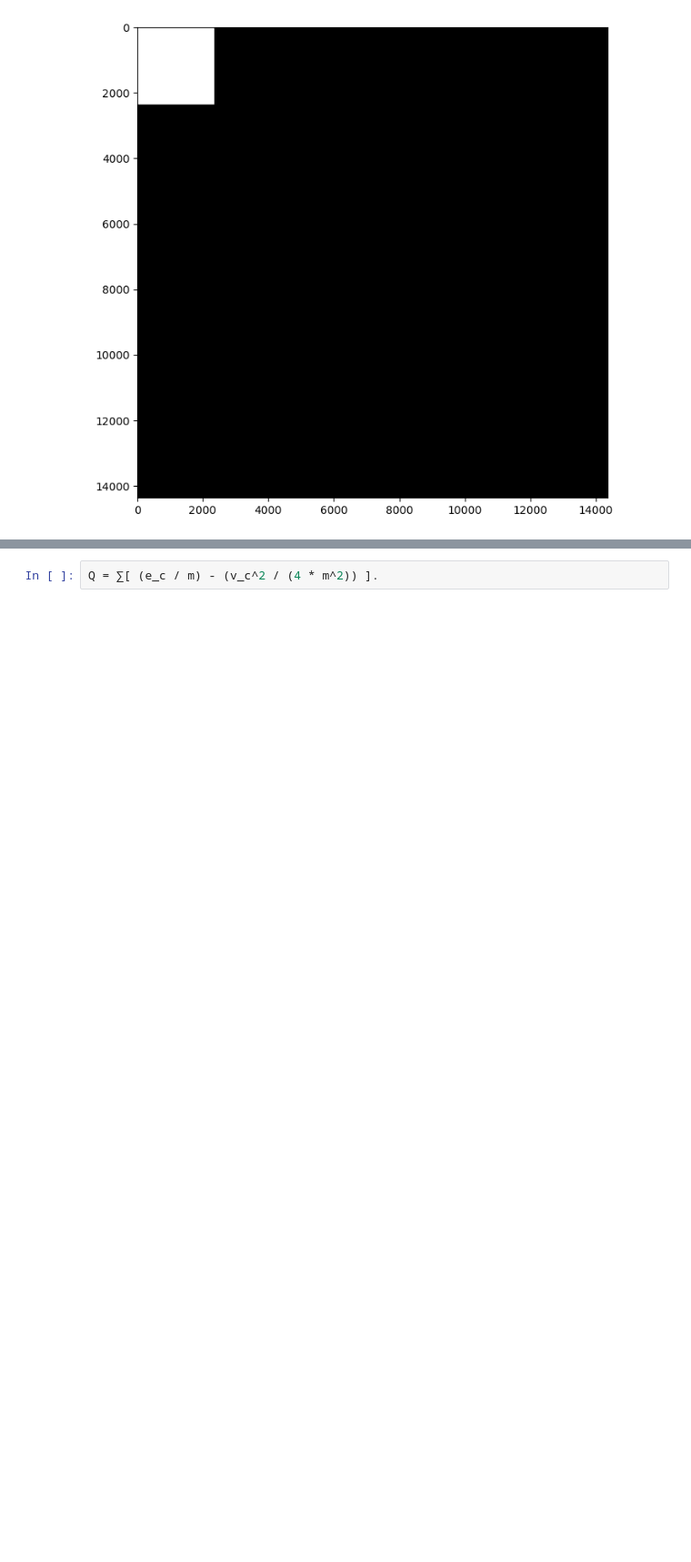
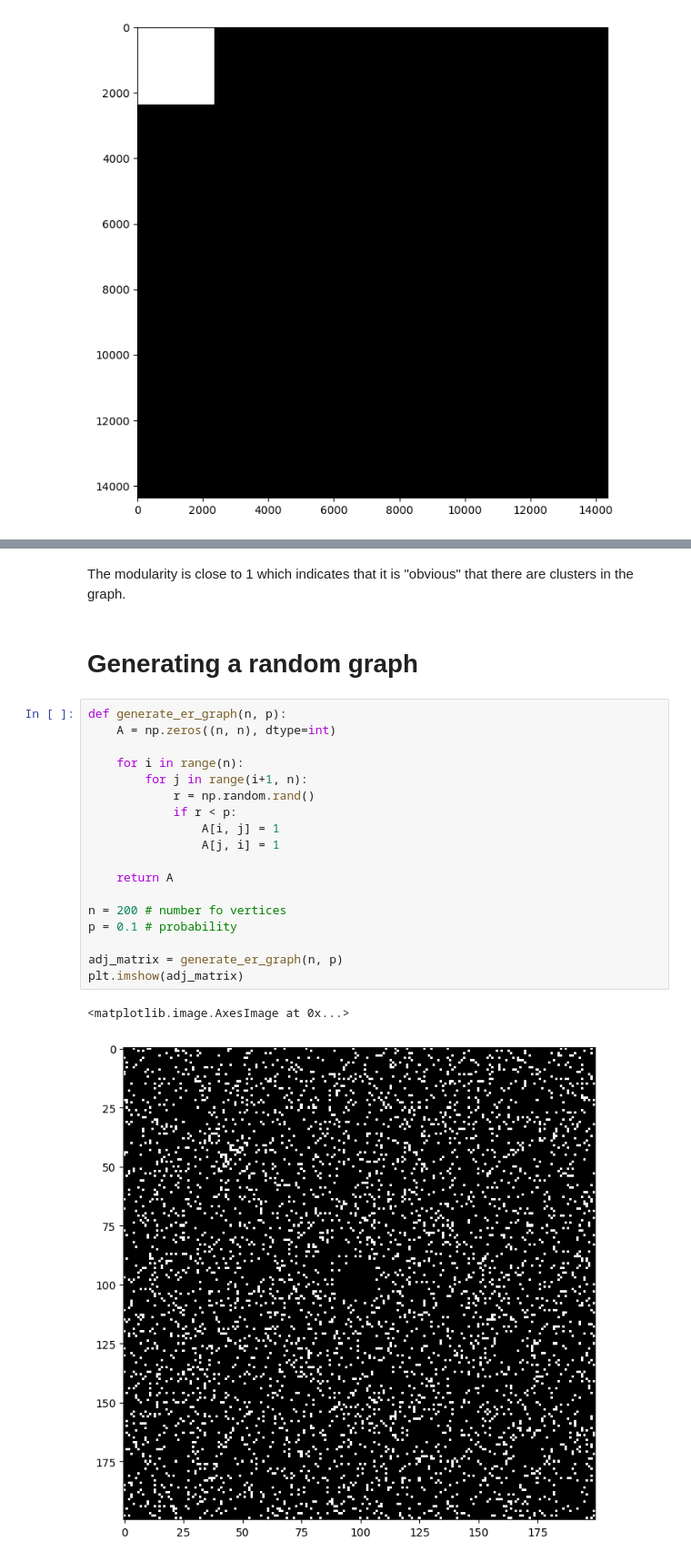
Before and after one commit to SunAndClouds/ComplexSystems, a Jupyter notebook: Lab3.ipynb, the cells around one changed output, grey strips where cells are left out. Shown at 91% size. Drawn from its saved outputs; the diff is of its cells as text; blank space fills up the shorter version.

```diff
--- a/Lab3.ipynb
+++ b/Lab3.ipynb
@@ -97,2 +152,25 @@ $$Q = \sum_{A\in \mathcal{A}} \frac{e(A)}{m} - \frac{v^2}{4m^2}$$
+# %% [markdown]
+The modularity is close to 1 which indicates that it is "obvious" that there are clusters in the graph.
+# %% [markdown]
+# Generating a random graph
 # %%
-Q = ∑[ (e_c / m) - (v_c^2 / (4 * m^2)) ].
+def generate_er_graph(n, p):
+    A = np.zeros((n, n), dtype=int)
+
+    for i in range(n):
+        for j in range(i+1, n):
+            r = np.random.rand()
+            if r < p:
+                A[i, j] = 1
+                A[j, i] = 1
+
+    return A
+
+n = 200 # number fo vertices
+p = 0.1 # probability
+
+adj_matrix = generate_er_graph(n, p)
+plt.imshow(adj_matrix)
+# %% [output]
+<matplotlib.image.AxesImage at 0x...>
+[figure, added]
```
Also changed, not shown: parts of 6 cells of this notebook.
